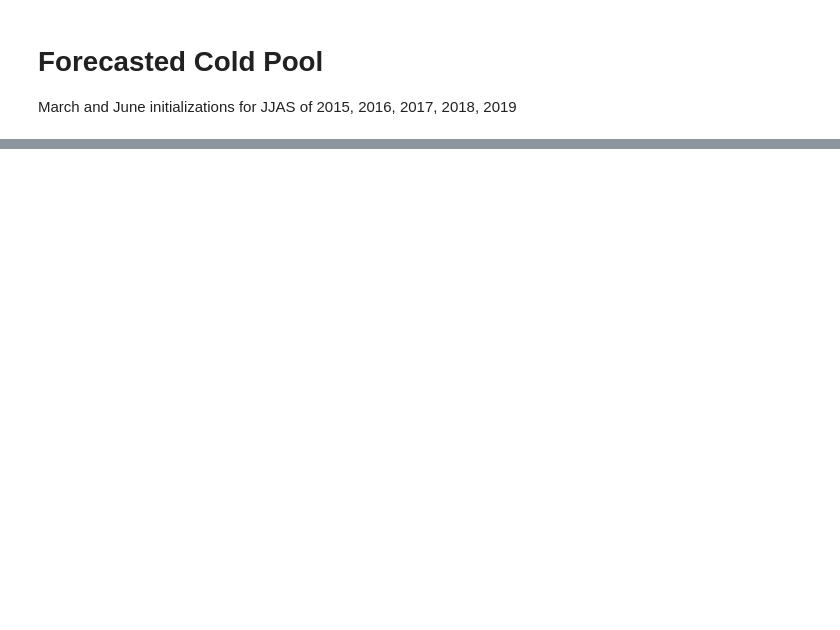
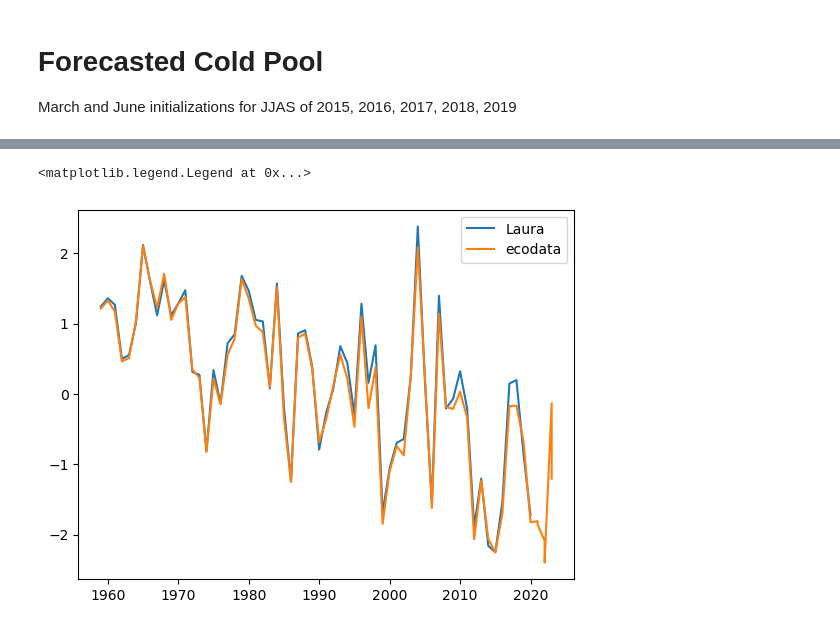
Before and after one commit to LGruenburg/MOM6_Validation, a Jupyter notebook: SOE/Cold_Pool.ipynb, the cells around one changed output, grey strips where cells are left out. Cells and saved outputs as stored; diff of their text form; code cells hidden in the pictures; blank space fills up the shorter version.

Commit message:
Updating cold pool with huberts data

```diff
--- a/SOE/Cold_Pool.ipynb
+++ b/SOE/Cold_Pool.ipynb
@@ -523,0 +581,22 @@ for i in range(5):
+# %%
+# 4. Create the climatology 1972-2019
+def is_base_period(year):
+    return (year >= 1972) & (year <= 2019)
+
+clim_hp = mab_hp_200_jjas.sel(time = is_base_period(mab_hp_200_jjas['time.year'])).mean('time')
+# %%
+# 5. Remove gridcells that are not part of the climatological cold pool
+clim_hp_10 = clim_hp.where(clim_hp.tob <= 10)
+# %%
+# 6. Remove gridcells that are not part of the climatological cold pool
+mab_hp_200_jjas_10 = mab_hp_200_jjas.where(clim_hp.tob <=10)
+# %%
+# 7. The final calculation
+M_CPIy_hp = (mab_hp_200_jjas_10.groupby('time.year').mean('time') - clim_hp_10).sum(['latitude','longitude'])/len(np.where(np.isnan(clim_hp_10.tob) == False)[0])
+# %%
+plt.plot(M_CPIy_hp.year, M_CPIy_hp.tob*-1, label = 'Laura')
+plt.plot(cp[cp.Var == 'cold_pool_index'].Time, cp[cp.Var == 'cold_pool_index'].Value*-1, label = 'ecodata')
+plt.legend()
+# %% [output]
+<matplotlib.legend.Legend at 0x...>
+[figure, added]
```
Also changed, not shown: parts of 65 cells of this notebook, 2 other files.
